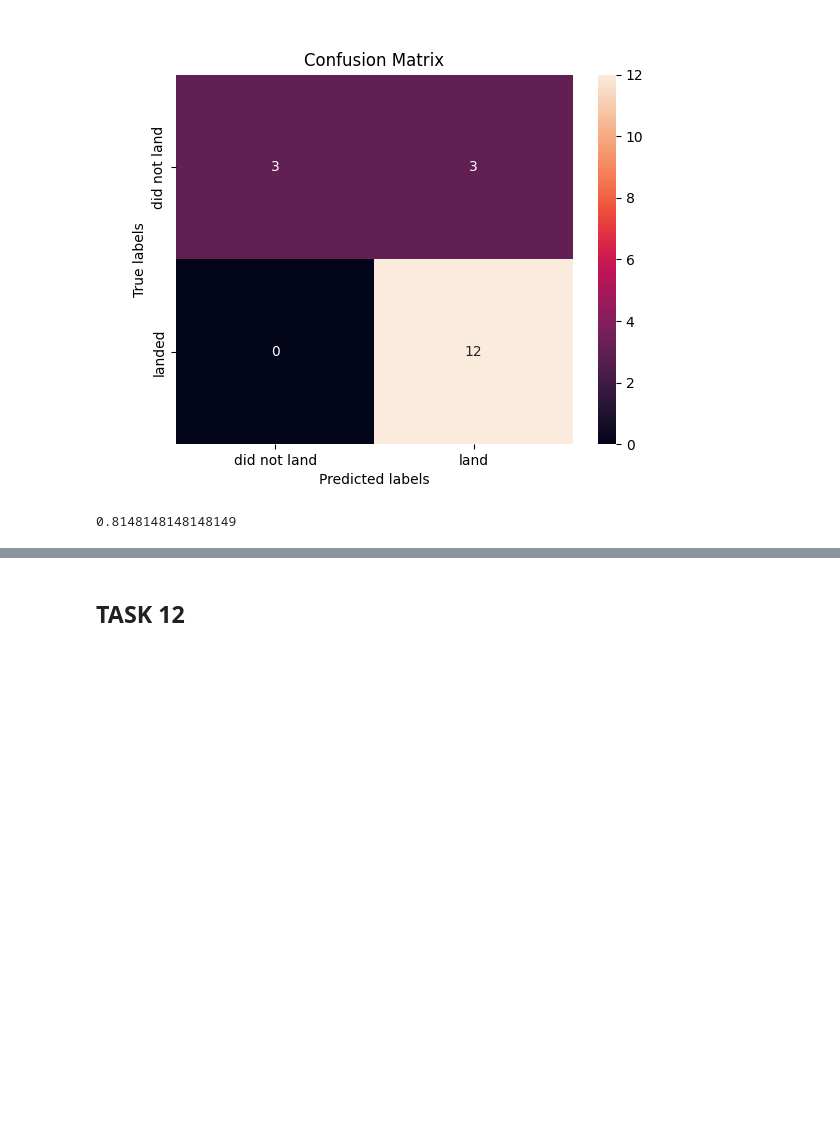
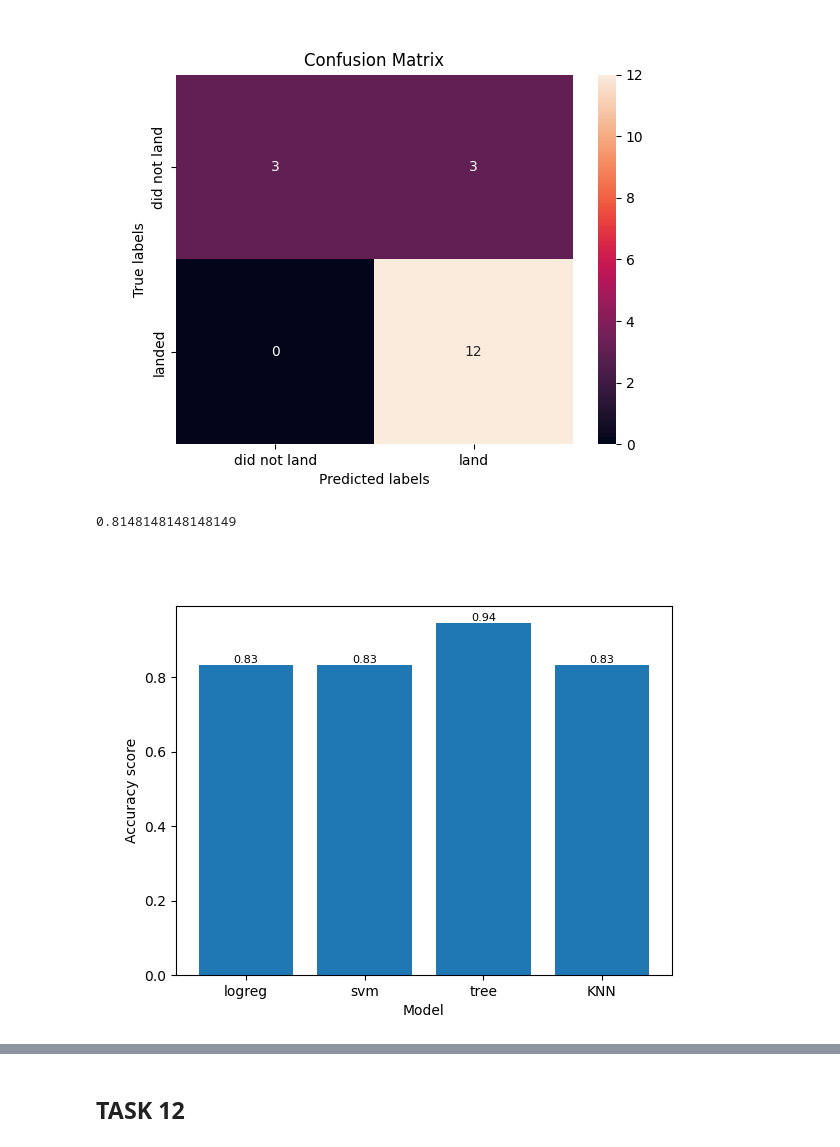
Before and after one commit to jungkees/IBM-data-science-capstone, a Jupyter notebook: Notebook7_Machine_Learning_Prediction.ipynb, the cells around one changed output, grey strips where cells are left out. Cells and saved outputs as stored; diff of their text form; code cells hidden in the pictures; blank space fills up the shorter version.

```diff
--- a/Notebook7_Machine_Learning_Prediction.ipynb
+++ b/Notebook7_Machine_Learning_Prediction.ipynb
@@ -205,7 +205,8 @@ accuracy : 0.8464285714285713
 Calculate the accuracy on the test data using the method <code>score</code>:
 # %%
 best_logreg = logreg_cv.best_estimator_
-best_logreg.score(X_test, Y_test)
+logreg_score = best_logreg.score(X_test, Y_test)
+logreg_score
 # %% [output]
 0.8333333333333334
 # %% [markdown]
@@ -253,7 +255,8 @@ accuracy : 0.8482142857142856
 Calculate the accuracy on the test data using the method <code>score</code>:
 # %%
 best_svm = svm_cv.best_estimator_
-best_svm.score(X_test, Y_test)
+svm_score = best_svm.score(X_test, Y_test)
+svm_score
 # %% [output]
 0.8333333333333334
 # %% [markdown]
@@ -303,5 +307,6 @@ accuracy : 0.9
 Calculate the accuracy of tree_cv on the test data using the method <code>score</code>:
 # %%
 best_tree = tree_cv.best_estimator_
-best_tree.score(X_test, Y_test)
+tree_score = best_tree.score(X_test, Y_test)
+tree_score
 # %% [output]
@@ -347,7 +353,8 @@ accuracy : 0.8482142857142858
 Calculate the accuracy of knn_cv on the test data using the method <code>score</code>:
 # %%
 best_KNN = knn_cv.best_estimator_
-best_KNN.score(X_test, Y_test)
+KNN_score = best_KNN.score(X_test, Y_test)
+KNN_score
 # %% [output]
 0.8333333333333334
 # %% [markdown]
@@ -362,2 +370,18 @@ f1_score(Y_test, yhat, average='weighted')
 # %% [output]
 0.8148148148148149
+# %%
+models = ['logreg', 'svm', 'tree', 'KNN']
+scores = [logreg_score, svm_score, tree_score, KNN_score]
+
+fig, ax = plt.subplots()
+bars = ax.bar(models, scores)
+
+for bar in bars:
+    height = bar.get_height()
+    ax.text(bar.get_x() + bar.get_width() / 2., height, str(round(height, 2)),
+            ha='center', va='bottom', fontsize=8)
+ax.set_xlabel('Model')
+ax.set_ylabel('Accuracy score')
+plt.show()
+# %% [output]
+[figure, added]
```
Also changed, not shown: parts of 8 cells of this notebook.
